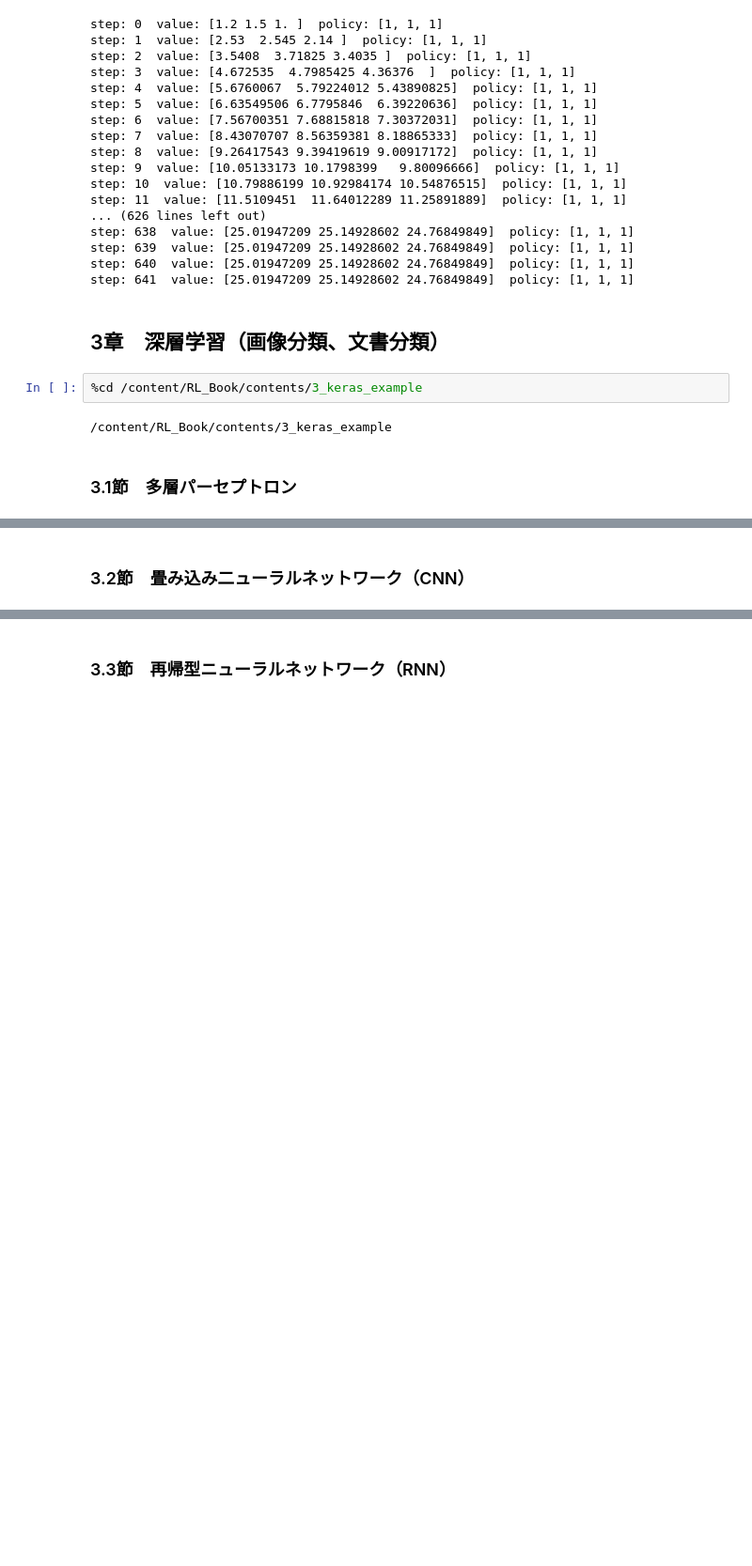
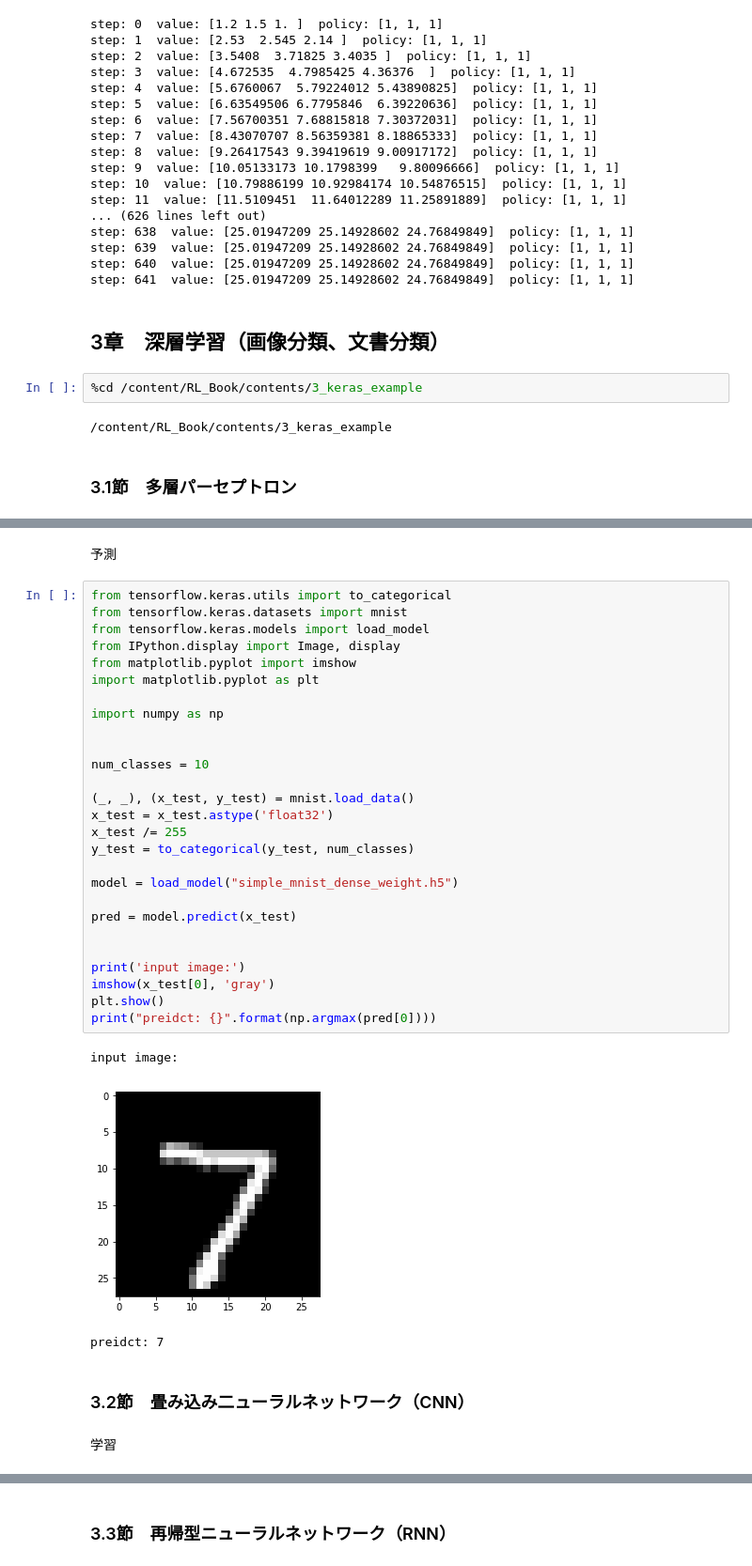
Before and after one commit to drlbook-jp/drlbook, a Jupyter notebook: drlbook_examples.ipynb, the cells around one changed output, grey strips where cells are left out. Shown at 94% size. Saved outputs shown, nothing was run; the diff lists cells and outputs as text; blank space fills up the shorter version.

```diff
--- a/drlbook_examples.ipynb
+++ b/drlbook_examples.ipynb
@@ -167,5 +170,40 @@ Epoch 10/10
+# %% [markdown]
+予測
+# %%
+from tensorflow.keras.utils import to_categorical
+from tensorflow.keras.datasets import mnist
+from tensorflow.keras.models import load_model
+from IPython.display import Image, display
+from matplotlib.pyplot import imshow
+import matplotlib.pyplot as plt
+
+import numpy as np
+
+
+num_classes = 10
+
+(_, _), (x_test, y_test) = mnist.load_data()
+x_test = x_test.astype('float32')
+x_test /= 255
+y_test = to_categorical(y_test, num_classes)
+
+model = load_model("simple_mnist_dense_weight.h5")
+
+pred = model.predict(x_test)
+
+
+print('input image:')
+imshow(x_test[0], 'gray')
+plt.show()
+print("preidct: {}".format(np.argmax(pred[0])))
+# %% [output]
+input image:
+[figure, added]
+preidct: 7
 # %% [markdown]
 ### 3.2節　畳み込み二ューラルネットワーク（CNN）
+# %% [markdown]
+学習
 # %%
 !python3 simple_mnist_cnn.py
 # %% [output]
```
Also changed, not shown: parts of 25 cells of this notebook.
